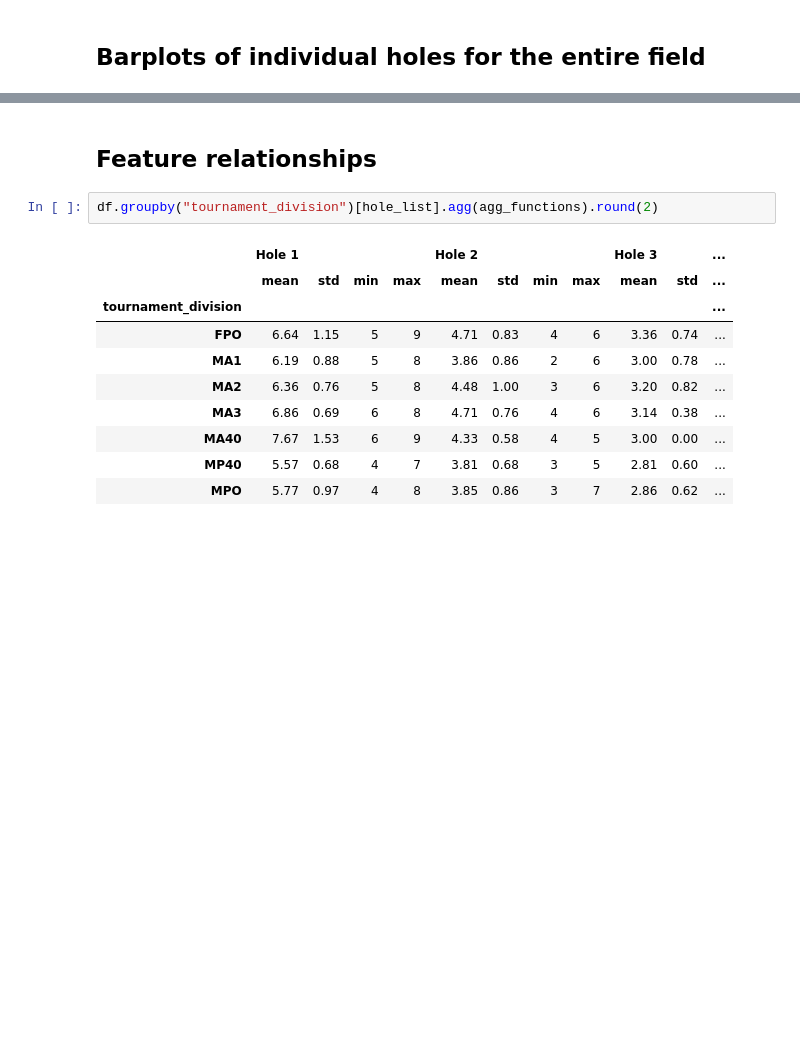
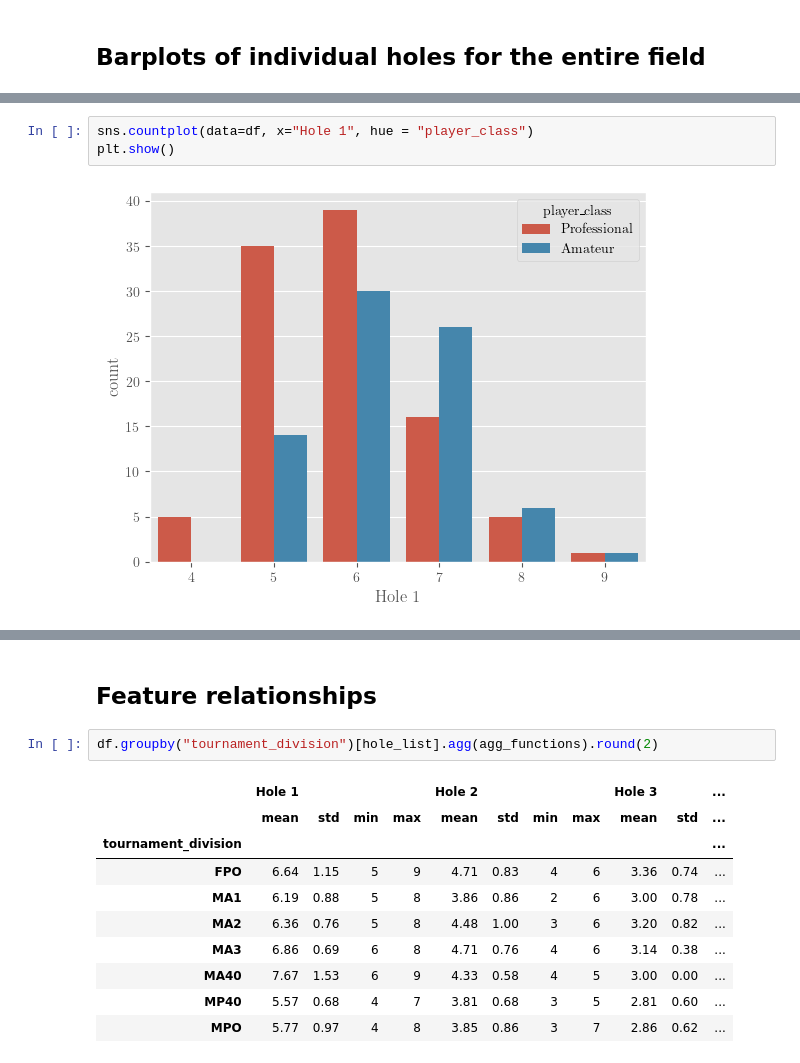
Before and after one commit to jonkracht/pdga-score-scraper, a Jupyter notebook: notebooks/2.01-jk-plots.ipynb, the cells around one changed output, grey strips where cells are left out. Drawn from its saved outputs; the diff is of its cells as text; blank space fills up the shorter version.

```diff
--- a/notebooks/2.01-jk-plots.ipynb
+++ b/notebooks/2.01-jk-plots.ipynb
@@ -120,0 +146,5 @@ df.player_rating.plot(kind='kde')
+# %%
+sns.countplot(data=df, x="Hole 1", hue = "player_class")
+plt.show()
+# %% [output]
+[figure, added]
```
Also changed, not shown: parts of 8 cells of this notebook.
